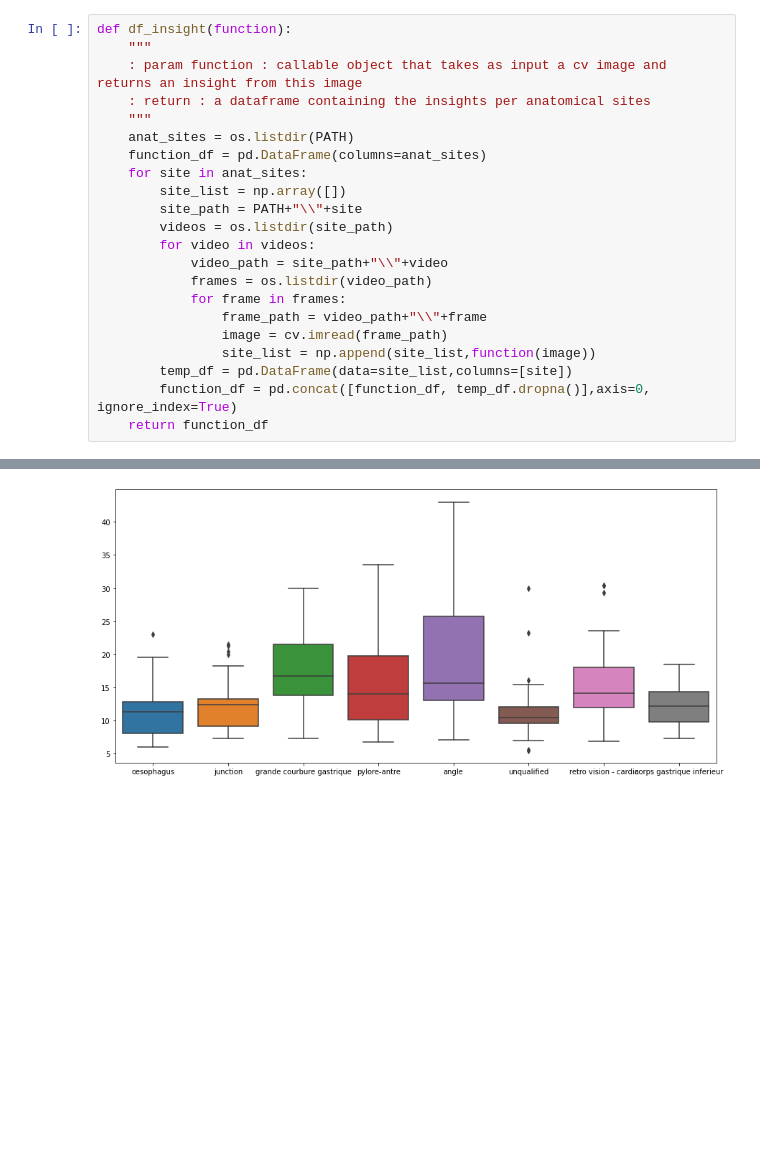
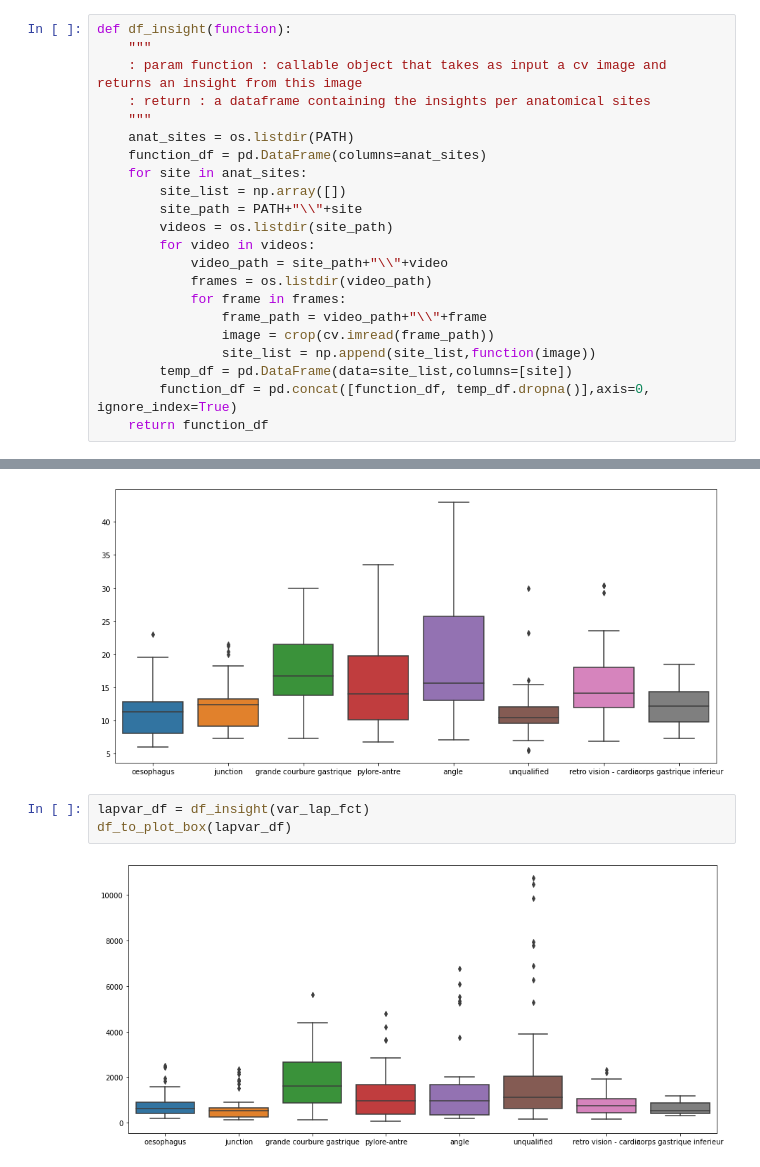
Before and after one commit to khookh/Endoscopic-Image-Classification, a Jupyter notebook: DataInsights/data_exploration.ipynb, the cells around one changed output, grey strips where cells are left out. Drawn from its saved outputs; the diff is of its cells as text; blank space fills up the shorter version.

```diff
--- a/DataInsights/data_exploration.ipynb
+++ b/DataInsights/data_exploration.ipynb
@@ -145,7 +148,7 @@ def df_insight(function):
             frames = os.listdir(video_path)
             for frame in frames:
                 frame_path = video_path+"\\"+frame
-                image = cv.imread(frame_path)
+                image = crop(cv.imread(frame_path))
                 site_list = np.append(site_list,function(image))
         temp_df = pd.DataFrame(data=site_list,columns=[site])
         function_df = pd.concat([function_df, temp_df.dropna()],axis=0, ignore_index=True)
@@ -189,3 +192,8 @@ uniformity_df = df_insight(uniformity)
 df_to_plot_box(uniformity_df)
 # %% [output]
 [figure]
+# %%
+lapvar_df = df_insight(var_lap_fct)
+df_to_plot_box(lapvar_df)
+# %% [output]
+[figure, added]
```
Also changed, not shown: parts of 8 cells of this notebook.
